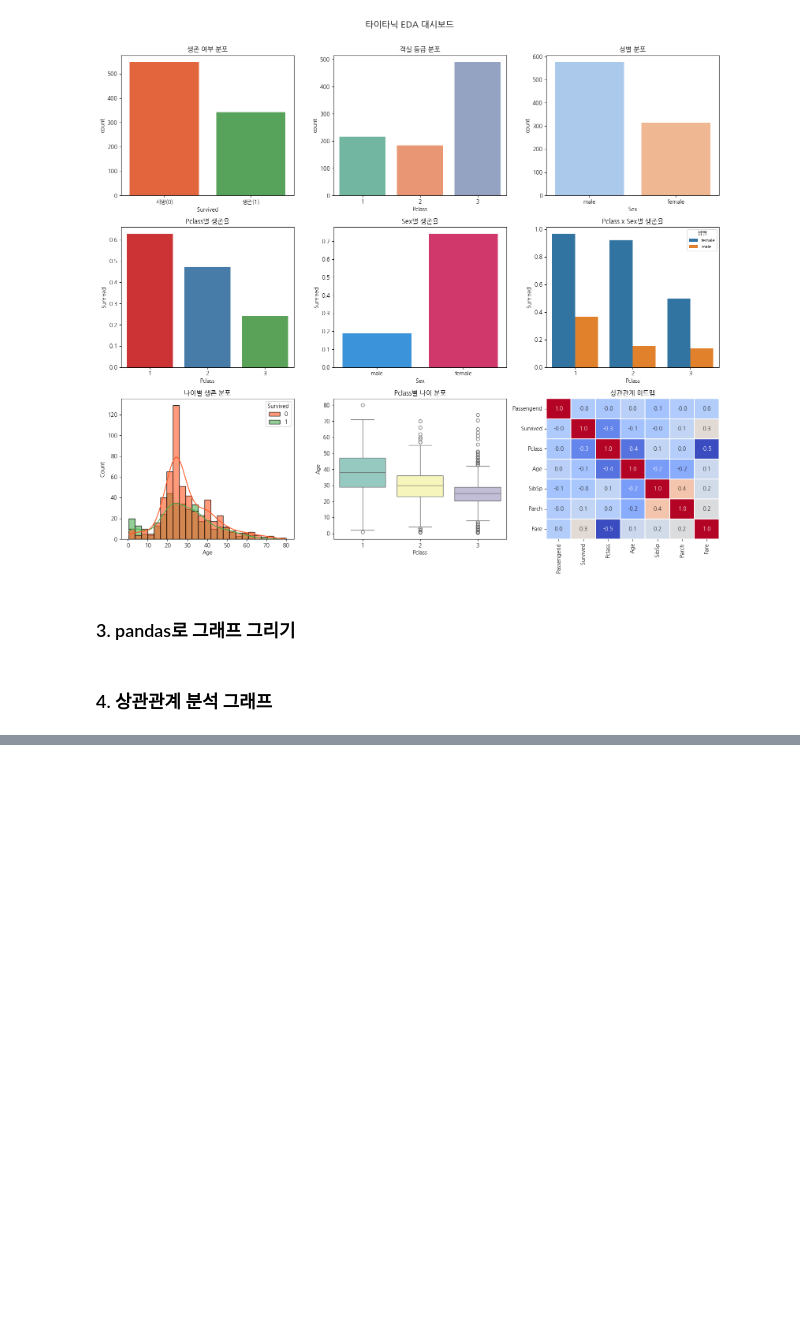
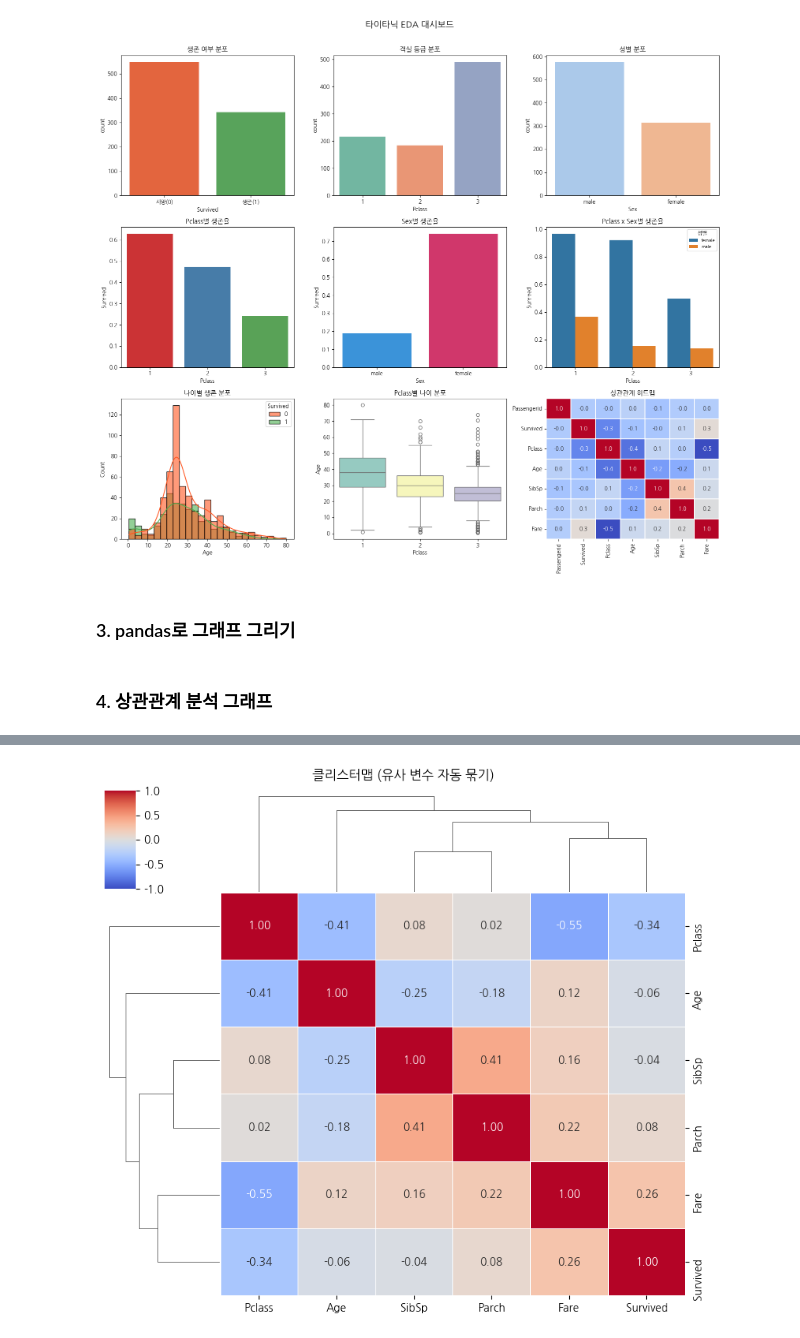
Before and after one commit to deartoms/python, a Jupyter notebook: Visualization시각화.ipynb, the cells around one changed output, grey strips where cells are left out. Saved outputs shown, nothing was run; the diff lists cells and outputs as text; code cells hidden in the pictures; blank space fills up the shorter version.

```diff
--- a/Visualization시각화.ipynb
+++ b/Visualization시각화.ipynb
@@ -615,3 +706,12 @@ Passing `palette` without assigning `hue` is deprecated and will be removed in v
 ### 3. pandas로 그래프 그리기
 # %% [markdown]
 ### 4. 상관관계 분석 그래프
+# %%
+# 수치형 열만 선택해서 상관행렬 계산
+num_cols = ['Age', 'Fare', 'SibSp', 'Parch', 'Survived', 'Pclass']
+titanic_num = titanic_clean[num_cols]
+
+# .corr(): 피어슨 상관계수 행렬 계산
+corr_matrix = titanic_num.corr()
+print('상관행렬:')
+print(corr_matrix.round(3))
@@ -617,0 +727,13 @@ Passing `palette` without assigning `hue` is deprecated and will be removed in v
+# %%
+#clustermap: 히트맵 + 계층 클러스터링으로 비슷한 변수 자동 그룹화
+g = sns.clustermap(corr_matrix,
+                   annot=True,
+                   fmt='.2f',
+                   cmap='coolwarm', # 음수=파랑, 양수=빨강
+                   vmin=-1, vmax=1, # 상관계수는 항상 -1에서 1 사이의 값, 색상 범위
+                   figsize=(8, 7),
+                   linewidths=0.5)
+g.fig.suptitle('클리스터맵 (유사 변수 자동 묶기)', y=1.02)
+plt.show()
+# %% [output]
+[figure, added]
```
Also changed, not shown: parts of 10 cells of this notebook.
